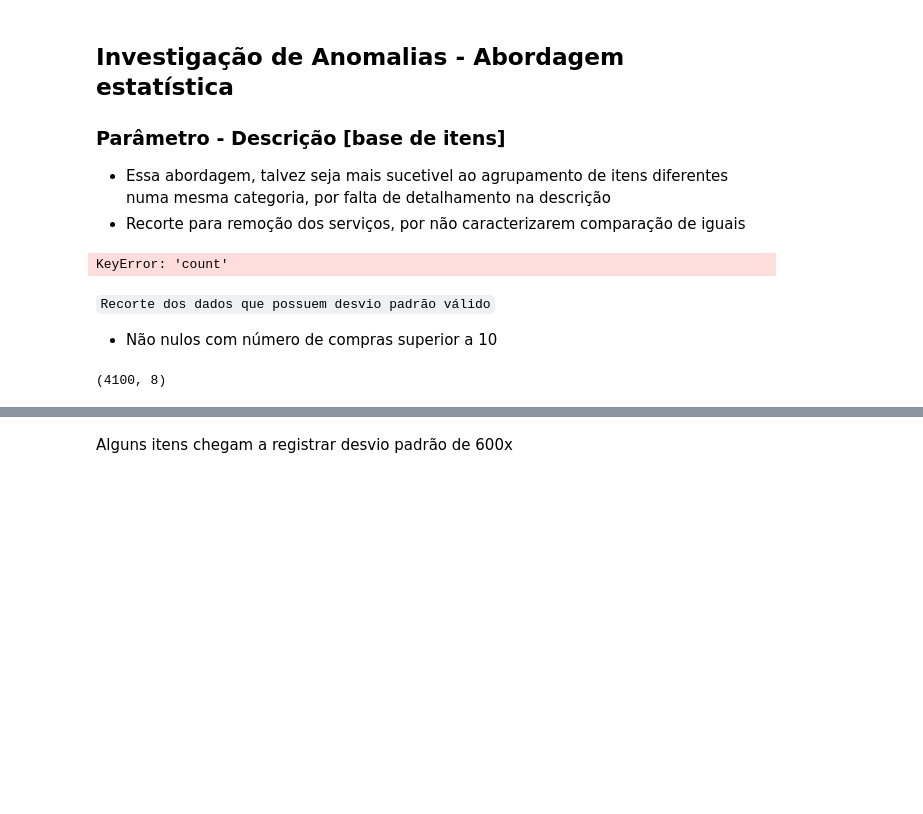
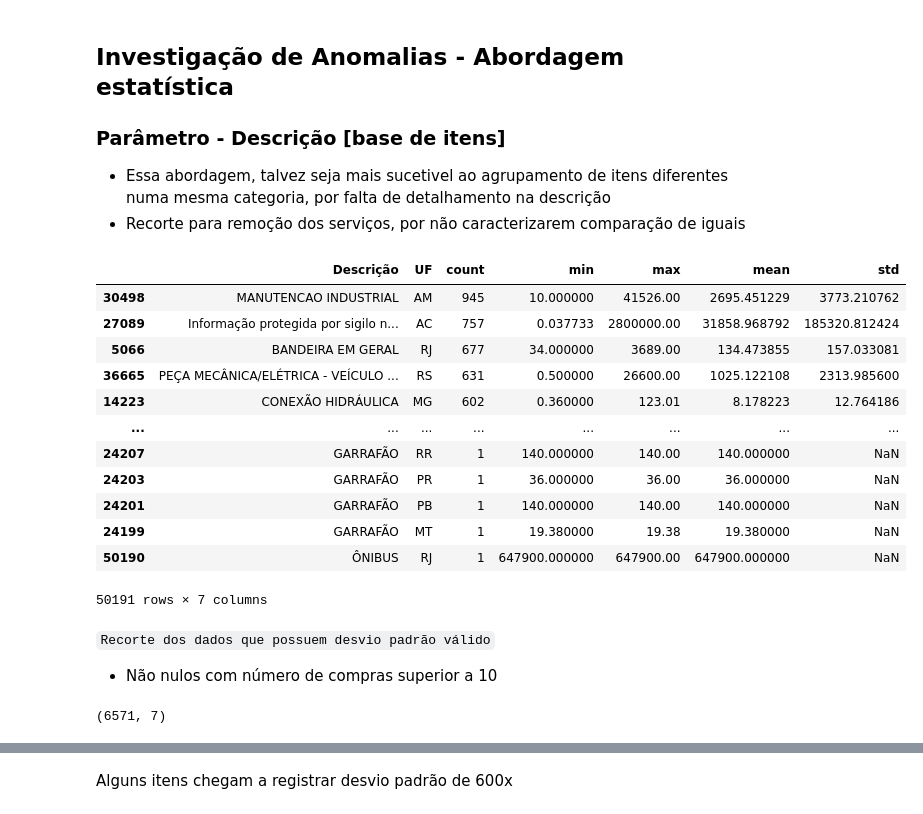
Before and after one commit to ednaelxd/public_bidding, a Jupyter notebook: notebooks/01_abordagem_estatistica.ipynb, the cells around one changed output, grey strips where cells are left out. Saved outputs shown, nothing was run; the diff lists cells and outputs as text; code cells hidden in the pictures; blank space fills up the shorter version.

```diff
--- a/notebooks/abordagem_estatistica.ipynb
+++ b/notebooks/01_abordagem_estatistica.ipynb
@@ -156,12 +158,24 @@ agrup
 - Recorte para remoção dos serviços, por não caracterizarem comparação de iguais
 # %%
 
-agrup = df[df['Obras']=='Compras/Servicos'].groupby(['Descrição','UF','data']).agg({'valor_individual':['describe','std']})
+agrup = df[df['Obras']=='Compras/Servicos'].groupby(['Descrição','UF']).agg({'valor_individual':['count','min','max','mean','std']})
 agrup = pd.DataFrame(agrup['valor_individual']).reset_index(drop=False)
 agrup = agrup.sort_values(by='count',ascending=False)
 agrup
 # %% [output]
+|  | Descrição | UF | count | min | max | mean | std |
+| 30498 | MANUTENCAO INDUSTRIAL | AM | 945 | 10.000000 | 41526.00 | 2695.451229 | 3773.210762 |
+| 27089 | Informação protegida por sigilo n... | AC | 757 | 0.037733 | 2800000.00 | 31858.968792 | 185320.812424 |
+| 5066 | BANDEIRA EM GERAL | RJ | 677 | 34.000000 | 3689.00 | 134.473855 | 157.033081 |
+| 36665 | PEÇA MECÂNICA/ELÉTRICA - VEÍCULO ... | RS | 631 | 0.500000 | 26600.00 | 1025.122108 | 2313.985600 |
+| 14223 | CONEXÃO HIDRÁULICA | MG | 602 | 0.360000 | 123.01 | 8.178223 | 12.764186 |
+| ... | ... | ... | ... | ... | ... | ... | ... |
+| 24207 | GARRAFÃO | RR | 1 | 140.000000 | 140.00 | 140.000000 | NaN |
+| 24203 | GARRAFÃO | PR | 1 | 36.000000 | 36.00 | 36.000000 | NaN |
+| 24201 | GARRAFÃO | PB | 1 | 140.000000 | 140.00 | 140.000000 | NaN |
+| 24199 | GARRAFÃO | MT | 1 | 19.380000 | 19.38 | 19.380000 | NaN |
+| 50190 | ÔNIBUS | RJ | 1 | 647900.000000 | 647900.00 | 647900.000000 | NaN |
-KeyError: 'count'
+50191 rows × 7 columns
 # %% [markdown]
 `Recorte dos dados que possuem desvio padrão válido`
 - Não nulos com número de compras superior a 10
@@ -169,5 +183,5 @@ KeyError: 'count'
 range1 = agrup[(agrup['mean']!=0) & (agrup['count']>=10)]
 range1.shape
 # %% [output]
-(4100, 8)
+(6571, 7)
 # %%
```
Also changed, not shown: parts of 5 cells of this notebook, 18 other files.
